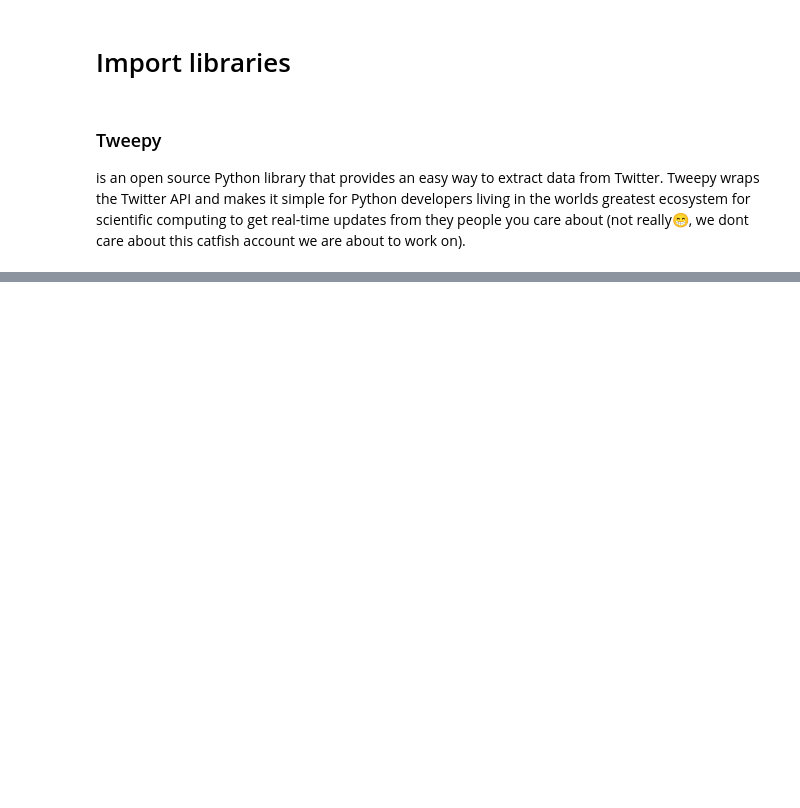
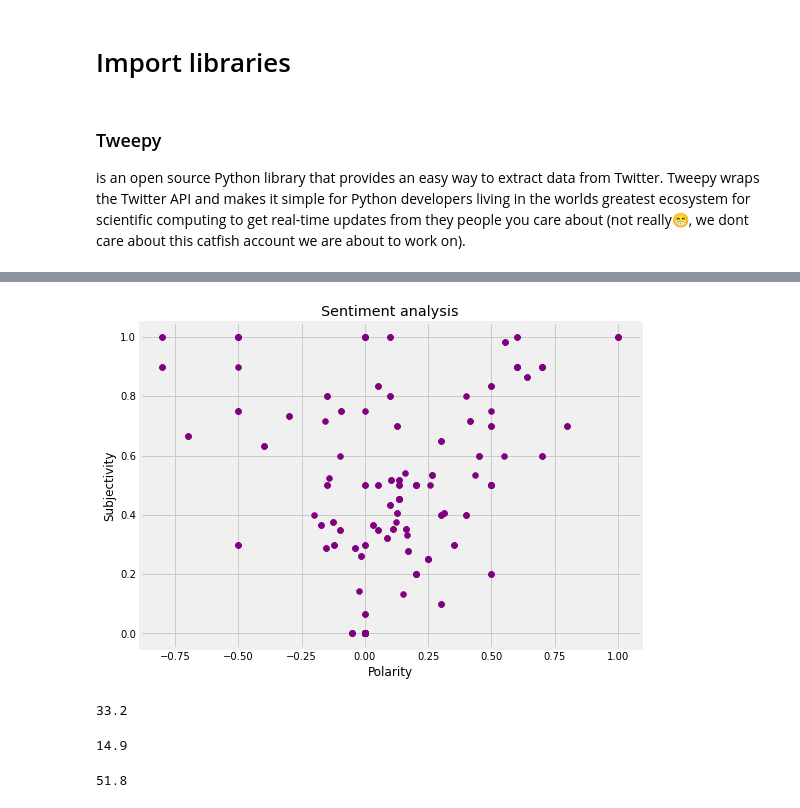
Before and after one commit to kusanele/Twitter_catfish_account_sentiment_analysis, a Jupyter notebook: tweet.ipynb, the cells around one changed output, grey strips where cells are left out. Drawn from its saved outputs; the diff is of its cells as text; code cells hidden in the pictures; blank space fills up the shorter version.

```diff
--- a/tweet.ipynb
+++ b/tweet.ipynb
@@ -54,0 +217,3 @@ EmptyDataError: No columns to parse from file
+# %%
+# Create a new column with the scores
+df_train_set['Analysis'] = df_train_set['Polarity'].apply(get_analysis)
@@ -54,0 +234,9 @@ EmptyDataError: No columns to parse from file
+# %%
+#print all positive tweets
+j = 1
+sorted_df = df_train_set.sort_values(by = ['Polarity'])
+for i in range (0, sorted_df.shape[0]):
+    if (sorted_df['Analysis'][i] == 'Positive'):
+        print(str(j)+ ')' + sorted_df['clean_content'][i])
+        print()
+        j = j+1
@@ -54,0 +261,9 @@ EmptyDataError: No columns to parse from file
+# %%
+#print all negative tweets
+j = 1
+sorted_df = df_train_set.sort_values(by = ['Polarity'])
+for i in range (0, sorted_df.shape[0]):
+    if (sorted_df['Analysis'][i] == 'Negative'):
+        print(str(j)+ ')' + sorted_df['clean_content'][i])
+        print()
+        j = j+1
@@ -54,0 +288,9 @@ EmptyDataError: No columns to parse from file
+# %%
+#print all Nuetral tweets
+j = 1
+sorted_df = df_train_set.sort_values(by = ['Polarity'])
+for i in range (0, sorted_df.shape[0]):
+    if (sorted_df['Analysis'][i] == 'Neutral'):
+        print(str(j)+ ')' + sorted_df['clean_content'][i])
+        print()
+        j = j+1
@@ -54,0 +315,35 @@ EmptyDataError: No columns to parse from file
+# %%
+# plot the popularity and subjectivity
+plt.figure(figsize = (8,6))
+for i in range(0, df_train_set.shape[0]):
+   plt.scatter(df_train_set['Polarity'][i], df_train_set['Subjectivity'][i], color = 'Purple')
+plt.title('Sentiment analysis')
+plt.ylabel('Subjectivity')
+plt.xlabel('Polarity')
+plt.show()
+# %% [output]
+[figure, added]
+# %%
+#get the percentage of all the positive tweets
+P_ = df_train_set[df_train_set.Analysis == 'Positive']
+P_ = P_['clean_content']
+
+round((P_.shape[0] / df_train_set.shape[0])* 100, 1)
+# %% [output]
+33.2
+# %%
+#get the percentage of all the positive tweets
+neg_ = df_train_set[df_train_set.Analysis == 'Negative']
+neg_ = neg_['clean_content']
+
+round((neg_.shape[0] / df_train_set.shape[0])* 100, 1)
+# %% [output]
+14.9
+# %%
+#get the percentage of all the positive tweets
+ntrl = df_train_set[df_train_set.Analysis == 'Neutral']
+ntrl = ntrl['clean_content']
+
+round((ntrl.shape[0] / df_train_set.shape[0])* 100, 1)
+# %% [output]
+51.8
```
Also changed, not shown: parts of 32 cells of this notebook.
